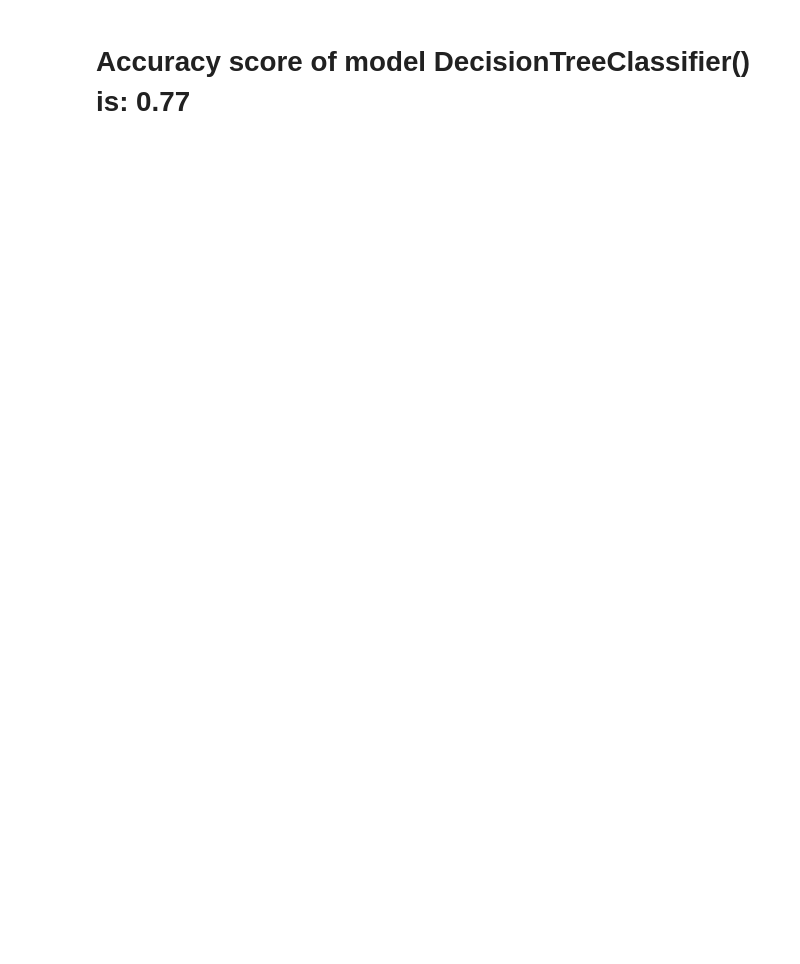
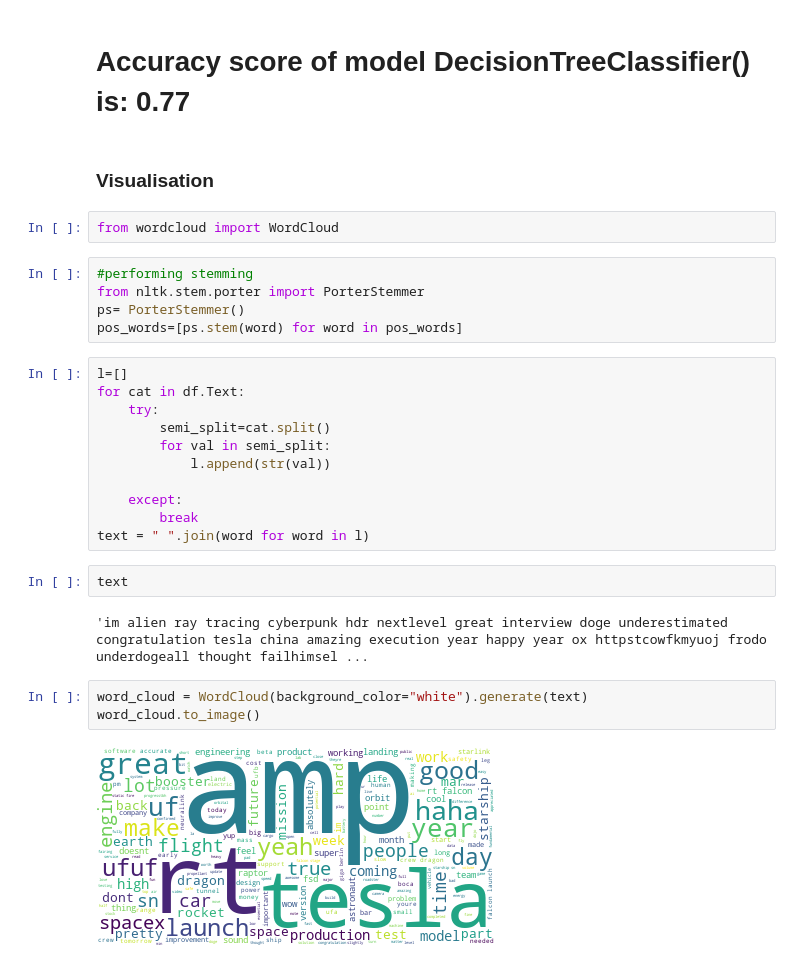
Before and after one commit to NileenaPolson/Assignment17_TextMining, a Jupyter notebook: Assignment17_Text Mining_Elon Musk.ipynb, the cells around one changed output. Drawn from its saved outputs; the diff is of its cells as text; blank space fills up the shorter version.

```diff
--- a/Assignment17_Text Mining_Elon Musk.ipynb
+++ b/Assignment17_Text Mining_Elon Musk.ipynb
@@ -283,2 +283,31 @@ Accuracy score of model LogisticRegression() is: 0.7033333333333334
 # %% [markdown]
 # Accuracy score of model DecisionTreeClassifier() is: 0.77
+# %% [markdown]
+### Visualisation
+# %%
+from wordcloud import WordCloud
+# %%
+#performing stemming
+from nltk.stem.porter import PorterStemmer
+ps= PorterStemmer()
+pos_words=[ps.stem(word) for word in pos_words]
+# %%
+l=[]
+for cat in df.Text:
+    try:
+        semi_split=cat.split()
+        for val in semi_split:
+            l.append(str(val))
+
+    except:
+        break
+text = " ".join(word for word in l)
+# %%
+text
+# %% [output]
+'im alien ray tracing cyberpunk hdr nextlevel great interview doge underestimated congratulation tesla china amazing execution year happy year ox httpstcowfkmyuoj frodo underdogeall thought failhimsel ...
+# %%
+word_cloud = WordCloud(background_color="white").generate(text)
+word_cloud.to_image()
+# %% [output]
+[figure, added]
```
Also changed, not shown: parts of 5 cells of this notebook, 1 other file.
